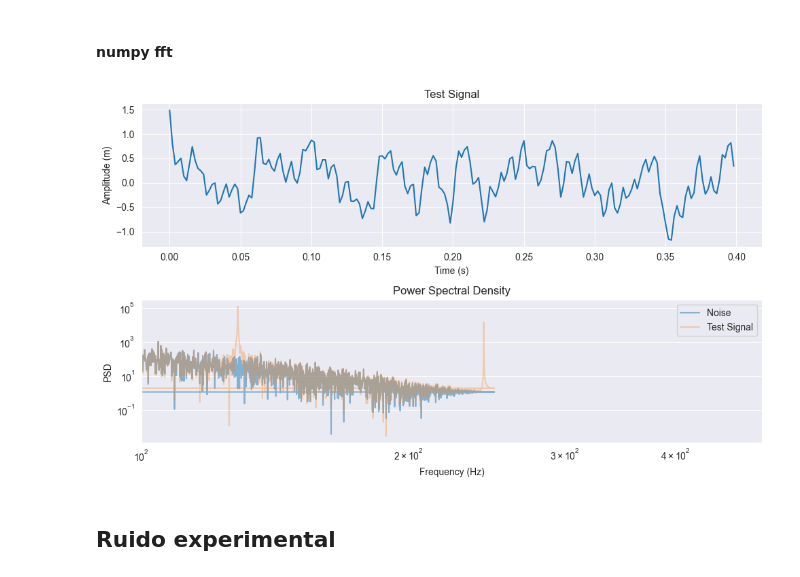
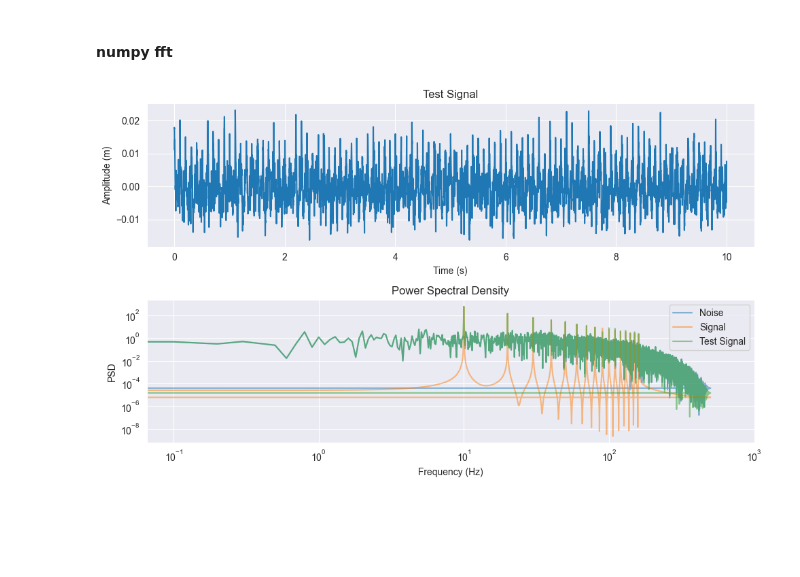
Before and after one commit to consuelorojas/Tesis, a Jupyter notebook: Notebooks/signal_simulation_v1.ipynb, the cells around one changed output. Drawn from its saved outputs; the diff is of its cells as text; code cells hidden in the pictures; blank space fills up the shorter version.

Commit message:
Update signal_simulation_v1.ipynb
Señal de faraday con ruido normal pasado por filtro pasabaja

```diff
--- a/Notebooks/signal_simulation_v1.ipynb
+++ b/Notebooks/signal_simulation_v1.ipynb
@@ -15,15 +15,18 @@ np.random.seed(27)
 ## **Perturbation Theory Signal**
 # %%
 # Parameters for the simulation
-height = 0.2
+height = 5*10**-3 #meters
 frequency =  10 #Hz
 duration = 10.0 #seconds
-num_points =  5000 #number of points in time
+num_points =  10000 #number of points in time
 time_points = np.linspace(0,duration,num_points)
 
 # 1D Faraday wave
-omega =  2 * np.pi * frequency
+omega = frequency * 2 * np.pi
 k = omega**2
+amplitude = 5 *10**-3 #meters
 
-amplitude =  0.05 #small perturbation
-surface =  height * np.cos(k*time_points) + amplitude*np.sin(2*k*time_points)
+surface =  height * np.cos(omega*time_points)
+
+for i in range (1,16):
+    surface +=  (amplitude/(i+1)) * np.sin((i+1)*omega*time_points)
@@ -40,7 +46,7 @@ plt.show()
 # %% [markdown]
 ### **Noise**
 # %%
-noise = np.random.normal(0,1,time_points.size)
+noise = np.random.normal(0,1,time_points.size)/100
 rms = math.sqrt(np.mean(surface**2))
 rms_noise = math.sqrt(np.mean(noise**2))
 snr = 10*np.log(rms**2/rms_noise**2)
@@ -132,22 +139,22 @@ psd_noise =  np.abs(fft_result)**2
 # %%
 plt.figure(figsize=(10,6))
 plt.subplot(2,1,1)
-plt.plot(time_points[:200],tester[:200])
+plt.plot(time_points,tester)
 plt.xlabel('Time (s)')
 plt.ylabel('Amplitude (m)')
 plt.title('Test Signal')
 
 plt.subplot(2,1,2)
 plt.loglog(freqs_noise, psd_noise,label='Noise', alpha = 0.5)#, color='black')
-#plt.loglog(freqs_signal, psd_signal,label='Signal', alpha = 0.5)
-plt.loglog(freqs_test, psd_test,label='Test Signal', alpha = 0.3)
+plt.loglog(freqs_signal, psd_signal,label='Signal', alpha = 0.5)
+plt.loglog(freqs_test, psd_test,label='Test Signal', alpha = 0.5)
 plt.xlabel('Frequency (Hz)')
 plt.ylabel('PSD')
 plt.title('Power Spectral Density')
 plt.legend()
-plt.xlim(100,500)
+plt.xlim(0,1000)
 
 plt.tight_layout()
 plt.show()
 # %% [output]
-[figure, old version]
+[figure, new version]
@@ -158,2 +160,0 @@ plt.show()
-# %% [markdown]
-## **Ruido experimental**
```
Also changed, not shown: parts of 9 cells of this notebook.
